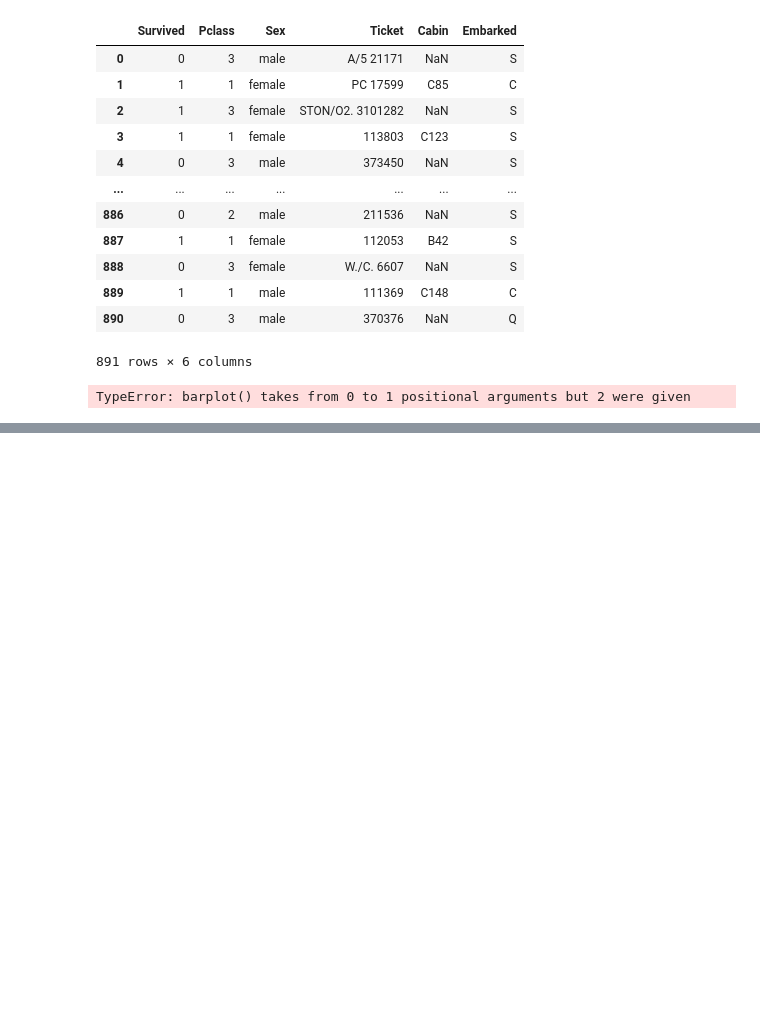
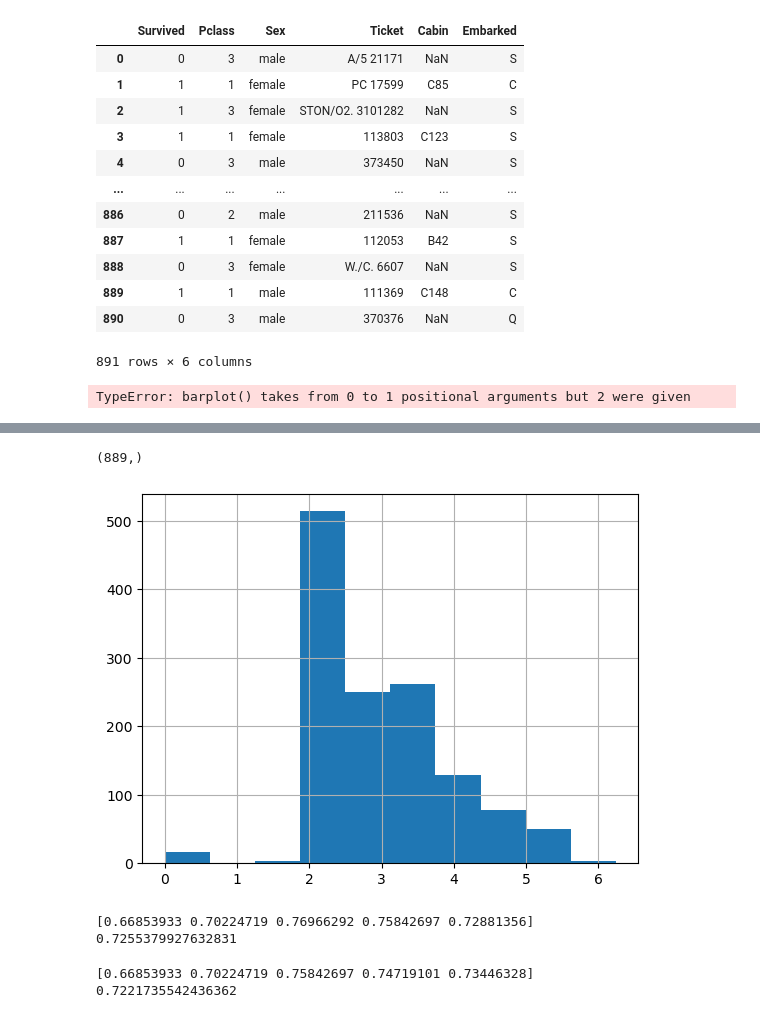
Before and after one commit to HkgCory/kaggle-exercise, a Jupyter notebook: kaggle-titanic.ipynb, the cells around one changed output, grey strips where cells are left out. Drawn from its saved outputs; the diff is of its cells as text; code cells hidden in the pictures; blank space fills up the shorter version.

```diff
--- a/kaggle-titanic.ipynb
+++ b/kaggle-titanic.ipynb
@@ -112,0 +164,4 @@ TypeError: barplot() takes from 0 to 1 positional arguments but 2 were given
+# %%
+train['cabin_multiple'] = train['Cabin'].str.count(' ')+1
+train['cabin_multiple'] = train['cabin_multiple'].fillna(0).astype(int)
+train['cabin_multiple'].value_counts
@@ -112,0 +203,6 @@ TypeError: barplot() takes from 0 to 1 positional arguments but 2 were given
+# %%
+# train['cabin_adv'] = train.Cabin.apply(lambda x: str(x)[0])
+train['cabin_adv'] = train['Cabin'].str[0].fillna('N/A')
+
+print(train.cabin_adv.value_counts())
+pd.pivot_table(train, index = 'Survived', columns = 'cabin_adv', values = 'Ticket', aggfunc = 'count')
@@ -112,0 +224,7 @@ TypeError: barplot() takes from 0 to 1 positional arguments but 2 were given
+# %%
+# train['numeric_ticket'] = train.Ticket.apply(lambda X:1 if X.isnumeric() else 0)
+train['numeric_ticket'] = train['Ticket'].str.isnumeric().astype(int)
+
+# train['ticket_letters'] = train['Ticket'].str.extract('([a-zA-Z]+)', expand=False).str.lower().fillna(0)
+
+train['ticket_letters'] = train.Ticket.apply(lambda x: ''.join(x.split(' ')[:-1]).replace('.','').replace('/','').lower() if len(x.split(' ')[:-1]) > 0 else 0)
@@ -112,0 +273,2 @@ TypeError: barplot() takes from 0 to 1 positional arguments but 2 were given
+# %%
+train['name_title'] = train.Name.apply(lambda x: x.split(',')[1].split('.')[0].strip())
@@ -112,0 +296,40 @@ TypeError: barplot() takes from 0 to 1 positional arguments but 2 were given
+# %%
+#make the full_data to have the same variables with tthe training data and test set.
+
+full_data['cabin_multiple'] = full_data['Cabin'].str.count(' ')+1
+full_data['cabin_multiple'] = full_data['cabin_multiple'].fillna(0).astype(int)
+full_data['cabin_adv'] = full_data['Cabin'].str[0].fillna('N/A')
+full_data['numeric_ticket'] = full_data['Ticket'].str.isnumeric().astype(int)
+full_data['ticket_letters'] = full_data['Ticket'].apply(lambda x: ''.join(x.split(' ')[:-1]).replace('.','').replace('/','').lower() if len(x.split(' ')[:-1]) > 0 else 0)
+full_data['name_title'] = full_data['Name'].apply(lambda x: x.split(',')[1].split('.')[0].strip())
+
+#replace null value
+full_data.Age = full_data.Age.fillna(train.Age.mean())
+full_data.Fare = full_data.Fare.fillna(train.Fare.mean())
+
+# drop null value in Embarked rows
+full_data.dropna(subset= ['Embarked'], inplace = True)
+
+#tried log norm of sibsp (not used)
+# full_data['norm_sibsp'] = np.log(full_data.SibSp+1)
+# full_data['norm_sibsp'].hist()
+
+# log norm of fare (used)
+full_data['norm_fare'] = np.log(full_data.Fare+1)
+full_data['norm_fare'].hist()
+
+# convert fare to categorical dat for pd.get_dummies()
+full_data.Pclass = full_data.Pclass.astype(str)
+
+#create dummy variables from categories (can also use onehot encoder)
+all_dummies = pd.get_dummies(full_data[['Pclass', 'Sex', 'Age', 'SibSp', 'Parch', 'norm_fare', 'Embarked', 'cabin_adv', 'cabin_multiple', 'numeric_ticket', 'name_title', 'train_test']])
+
+#Split into train and test
+X_train = all_dummies[all_dummies.train_test == 1].drop('train_test', axis = 1)
+X_test = all_dummies[all_dummies.train_test == 0].drop('train_test', axis = 1)
+
+y_train = full_data[full_data.train_test == 1].Survived
+y_train.shape
+# %% [output]
+(889,)
+[figure, added]
@@ -112,0 +355,18 @@ TypeError: barplot() takes from 0 to 1 positional arguments but 2 were given
+# %%
+gnb = GaussianNB()
+cv = cross_val_score(gnb, X_train, y_train, cv = 5)
+print(cv)
+
+print(cv.mean())
+# %% [output]
+[0.66853933 0.70224719 0.76966292 0.75842697 0.72881356]
+0.7255379927632831
+# %%
+gnb = GaussianNB()
+cv = cross_val_score(gnb, X_train_scaled, y_train, cv = 5)
+print(cv)
+
+print(cv.mean())
+# %% [output]
+[0.66853933 0.70224719 0.75842697 0.74719101 0.73446328]
+0.7221735542436362
```
Also changed, not shown: parts of 31 cells of this notebook, 1 other file.
